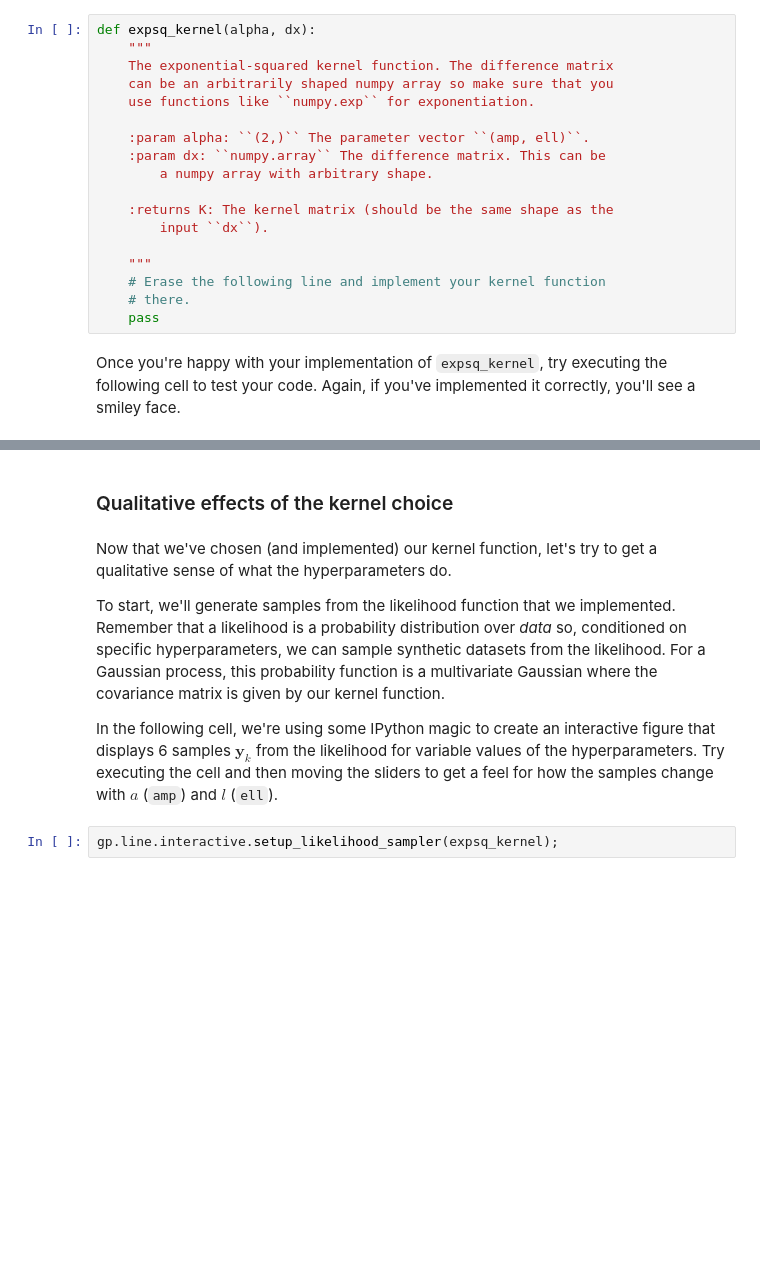
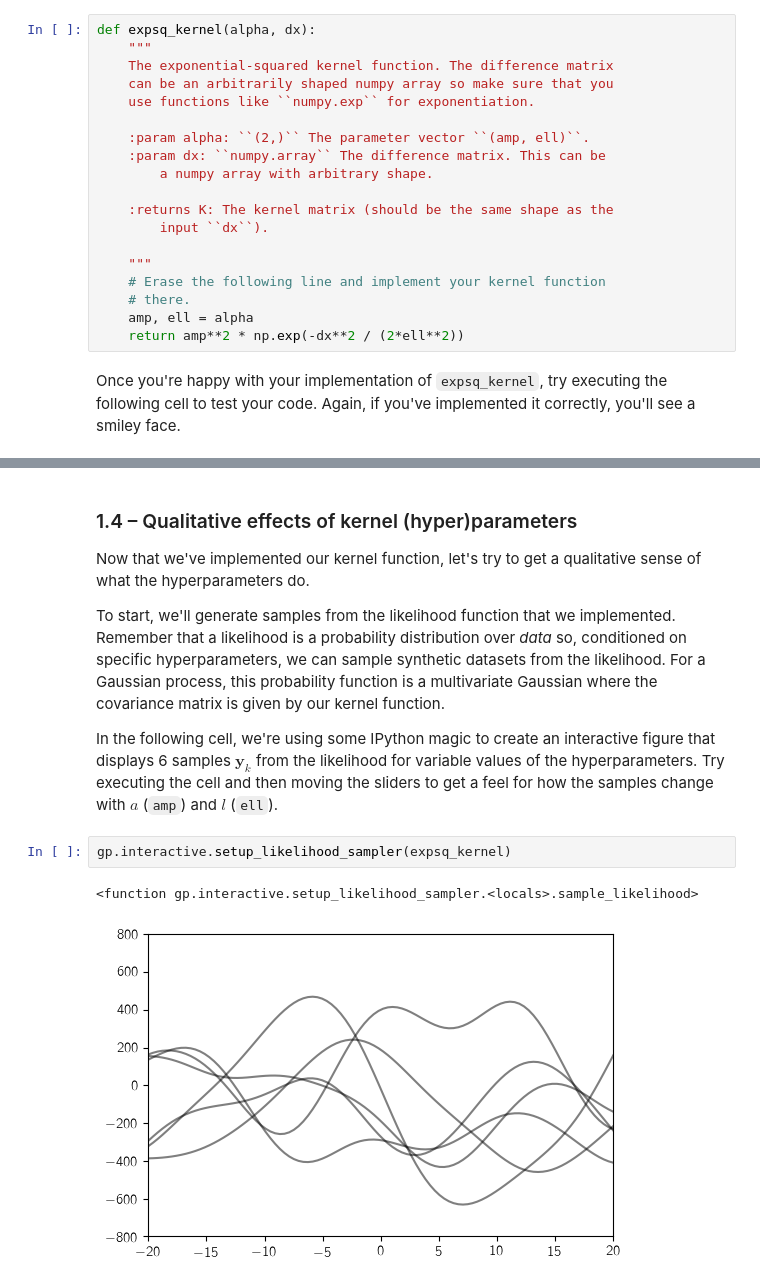
Before and after one commit to dfm/gp, a Jupyter notebook: worksheet.ipynb, the cells around one changed output, grey strips where cells are left out. Saved outputs shown, nothing was run; the diff lists cells and outputs as text; blank space fills up the shorter version.

```diff
--- a/worksheet.ipynb
+++ b/worksheet.ipynb
@@ -206,7 +219,8 @@ def expsq_kernel(alpha, dx):
     """
     # Erase the following line and implement your kernel function
     # there.
-    pass
+    amp, ell = alpha
+    return amp**2 * np.exp(-dx**2 / (2*ell**2))
 # %% [markdown]
 Once you're happy with your implementation of `expsq_kernel`, try executing the following cell to test your code.
 Again, if you've implemented it correctly, you'll see a smiley face.
@@ -215,7 +231,7 @@ gp.utils.test_kernel(expsq_kernel)
-# %% [markdown]
-### Qualitative effects of the kernel choice
 # %% [markdown]
-Now that we've chosen (and implemented) our kernel function, let's try to get a qualitative sense of what the hyperparameters do.
+### 1.4 – Qualitative effects of kernel (hyper)parameters
+
+Now that we've implemented our kernel function, let's try to get a qualitative sense of what the hyperparameters do.
 
 To start, we'll generate samples from the likelihood function that we implemented.
 Remember that a likelihood is a probability distribution over *data* so, conditioned on specific hyperparameters, we can sample synthetic datasets from the likelihood.
@@ -224,5 +240,8 @@ For a Gaussian process, this probability function is a multivariate Gaussian whe
 In the following cell, we're using some IPython magic to create an interactive figure that displays 6 samples $\boldsymbol{y}_k$ from the likelihood for variable values of the hyperparameters.
 Try executing the cell and then moving the sliders to get a feel for how the samples change with $a$ (`amp`) and $l$ (`ell`).
 # %%
-gp.line.interactive.setup_likelihood_sampler(expsq_kernel);
+gp.interactive.setup_likelihood_sampler(expsq_kernel)
+# %% [output]
+<function gp.interactive.setup_likelihood_sampler.<locals>.sample_likelihood>
+[figure, added]
 # %% [markdown]
```
Also changed, not shown: parts of 74 cells of this notebook, 18 other files.
